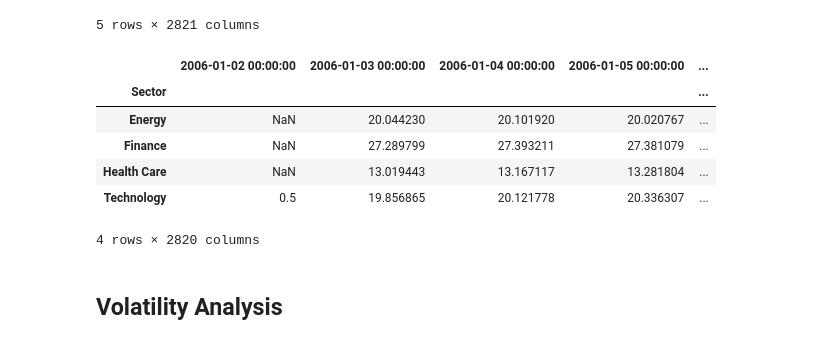
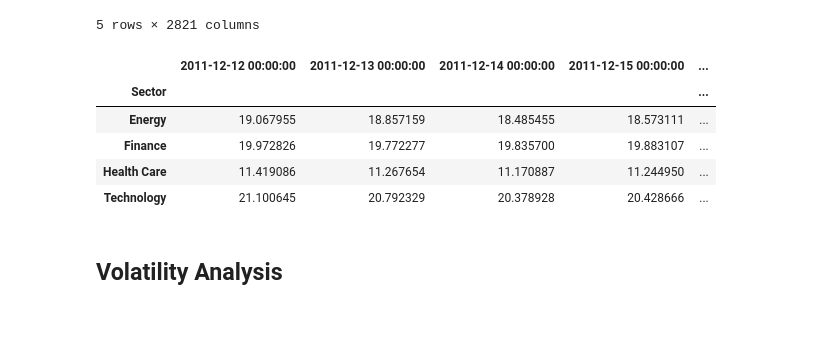
Before and after one commit to weiwang0531/stock-index, a Jupyter notebook: cleanproject.ipynb, the cells around one changed output. Drawn from its saved outputs; the diff is of its cells as text; code cells hidden in the pictures.

```diff
--- a/cleanproject.ipynb
+++ b/cleanproject.ipynb
@@ -168,15 +149,15 @@ final.head()
 # take average within groups for each recorded date:
 avg_sector = final.groupby('Sector').mean().reset_index('Sector')
 avg_sector = avg_sector.set_index('Sector')
-avg_sector
-# %% [output]
-|  | 2006-01-02 00:00:00 | 2006-01-03 00:00:00 | 2006-01-04 00:00:00 | 2006-01-05 00:00:00 | ... |
-| Sector |  |  |  |  | ... |
-| Energy | NaN | 20.044230 | 20.101920 | 20.020767 | ... |
-| Finance | NaN | 27.289799 | 27.393211 | 27.381079 | ... |
-| Health Care | NaN | 13.019443 | 13.167117 | 13.281804 | ... |
-| Technology | 0.5 | 19.856865 | 20.121778 | 20.336307 | ... |
-4 rows × 2820 columns
+# %%
+avg_sector.iloc[:,1500:2000]
+# %% [output]
+|  | 2011-12-12 00:00:00 | 2011-12-13 00:00:00 | 2011-12-14 00:00:00 | 2011-12-15 00:00:00 | ... |
+| Sector |  |  |  |  | ... |
+| Energy | 19.067955 | 18.857159 | 18.485455 | 18.573111 | ... |
+| Finance | 19.972826 | 19.772277 | 19.835700 | 19.883107 | ... |
+| Health Care | 11.419086 | 11.267654 | 11.170887 | 11.244950 | ... |
+| Technology | 21.100645 | 20.792329 | 20.378928 | 20.428666 | ... |
 # %%
 # Dates as index for plotting
 # This is basically the original DF (transposed and transposed back)
```
Also changed, not shown: parts of 7 cells of this notebook.
